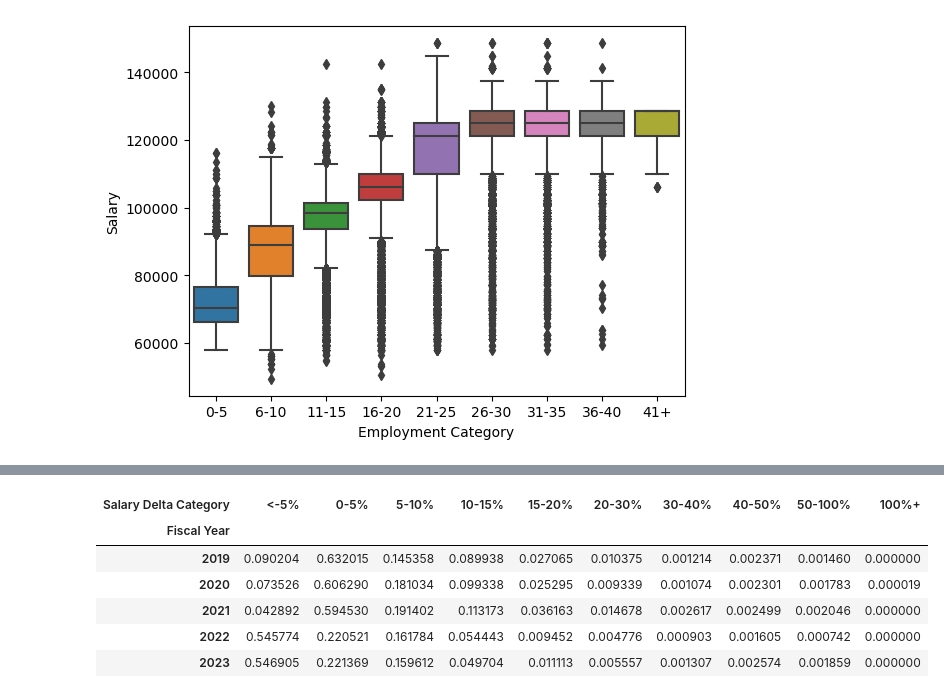
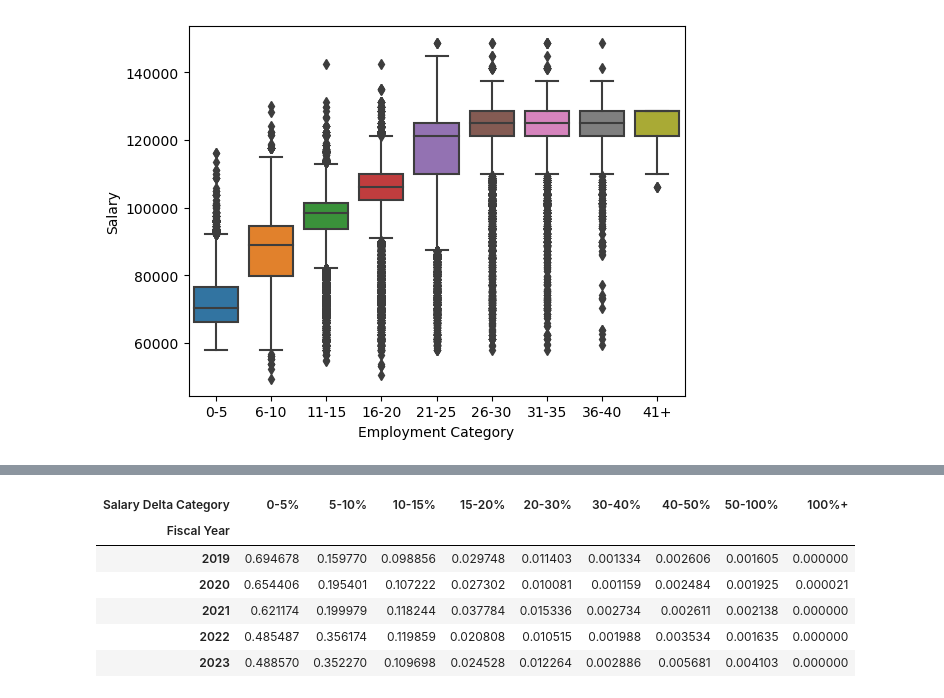
Before and after one commit to Anias-clo/Teacher_Payroll_Analysis, a Jupyter notebook: poc.ipynb, the cells around one changed output, grey strips where cells are left out. Drawn from its saved outputs; the diff is of its cells as text; code cells hidden in the pictures.

Commit message:
Removed Paystep columns. Need to recalc category bins.

```diff
--- a/poc.ipynb
+++ b/poc.ipynb
@@ -349,11 +315,11 @@ for y in years:
 # %%
 pd.crosstab(df['Fiscal Year'], df['Salary Delta Category'],
-            normalize='index',)
+            normalize='index')
 # %% [output]
-| Salary Delta Category | <-5% | 0-5% | 5-10% | 10-15% | 15-20% | 20-30% | 30-40% | 40-50% | 50-100% | 100%+ |
-| Fiscal Year |  |  |  |  |  |  |  |  |  |  |
-| 2019 | 0.090204 | 0.632015 | 0.145358 | 0.089938 | 0.027065 | 0.010375 | 0.001214 | 0.002371 | 0.001460 | 0.000000 |
-| 2020 | 0.073526 | 0.606290 | 0.181034 | 0.099338 | 0.025295 | 0.009339 | 0.001074 | 0.002301 | 0.001783 | 0.000019 |
-| 2021 | 0.042892 | 0.594530 | 0.191402 | 0.113173 | 0.036163 | 0.014678 | 0.002617 | 0.002499 | 0.002046 | 0.000000 |
-| 2022 | 0.545774 | 0.220521 | 0.161784 | 0.054443 | 0.009452 | 0.004776 | 0.000903 | 0.001605 | 0.000742 | 0.000000 |
-| 2023 | 0.546905 | 0.221369 | 0.159612 | 0.049704 | 0.011113 | 0.005557 | 0.001307 | 0.002574 | 0.001859 | 0.000000 |
+| Salary Delta Category | 0-5% | 5-10% | 10-15% | 15-20% | 20-30% | 30-40% | 40-50% | 50-100% | 100%+ |
+| Fiscal Year |  |  |  |  |  |  |  |  |  |
+| 2019 | 0.694678 | 0.159770 | 0.098856 | 0.029748 | 0.011403 | 0.001334 | 0.002606 | 0.001605 | 0.000000 |
+| 2020 | 0.654406 | 0.195401 | 0.107222 | 0.027302 | 0.010081 | 0.001159 | 0.002484 | 0.001925 | 0.000021 |
+| 2021 | 0.621174 | 0.199979 | 0.118244 | 0.037784 | 0.015336 | 0.002734 | 0.002611 | 0.002138 | 0.000000 |
+| 2022 | 0.485487 | 0.356174 | 0.119859 | 0.020808 | 0.010515 | 0.001988 | 0.003534 | 0.001635 | 0.000000 |
+| 2023 | 0.488570 | 0.352270 | 0.109698 | 0.024528 | 0.012264 | 0.002886 | 0.005681 | 0.004103 | 0.000000 |
```
Also changed, not shown: parts of 19 cells of this notebook, 2 other files.
